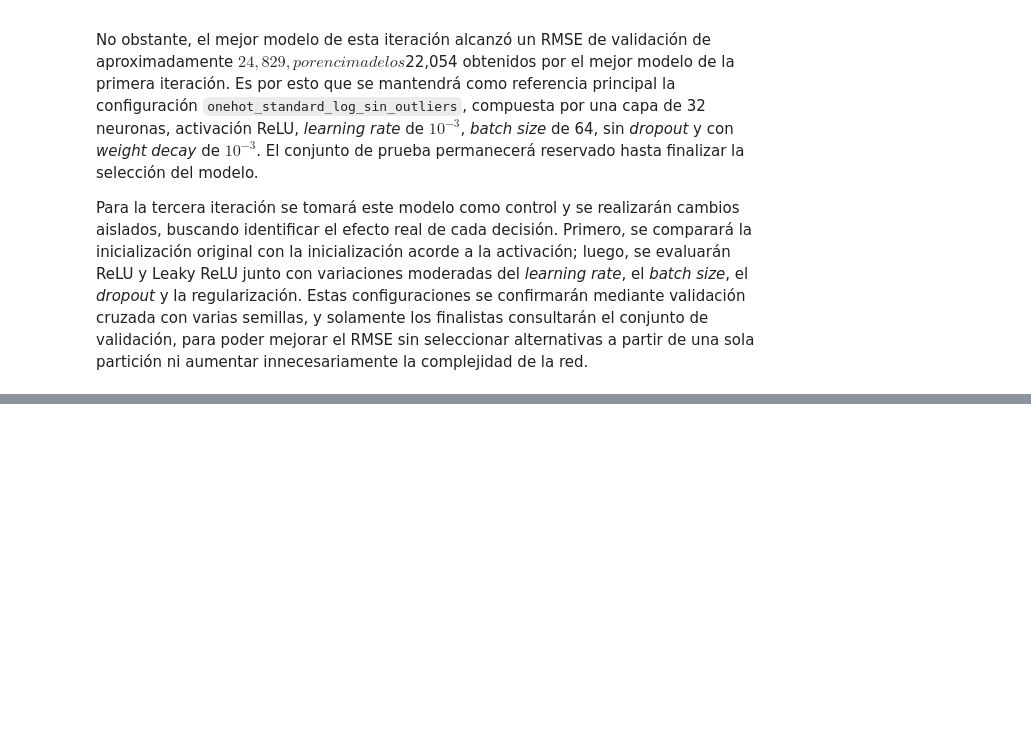
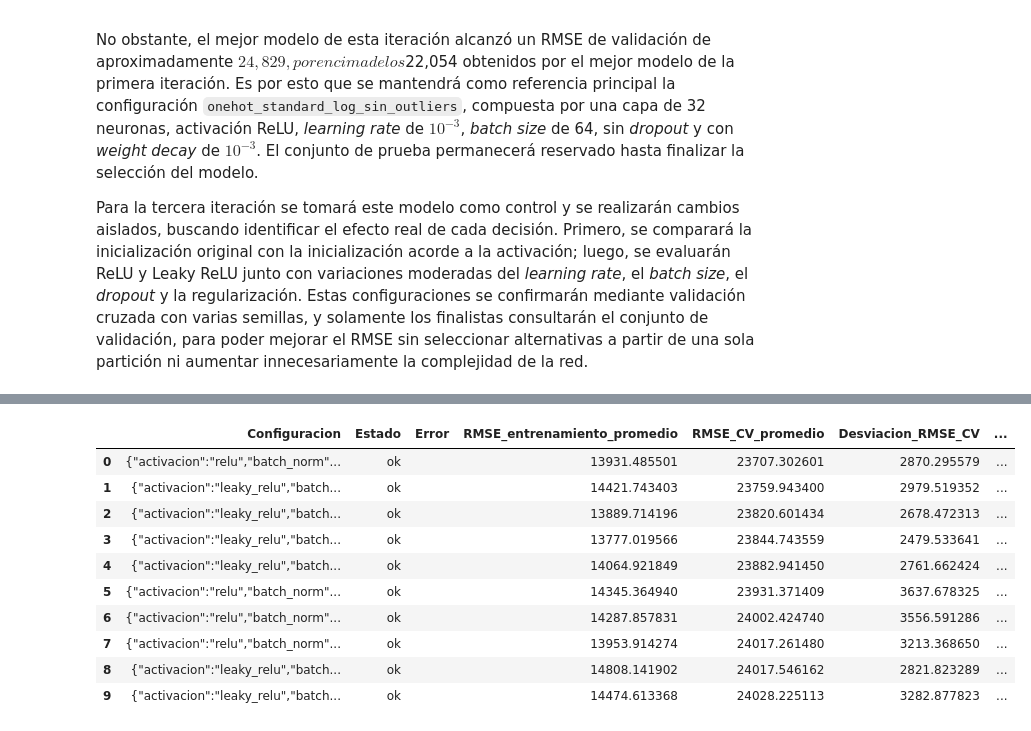
Before and after one commit to Bamo0507/Proyecto_1_Casas_Redes, a Jupyter notebook: Proyecto1.ipynb, the cells around one changed output, grey strips where cells are left out. Drawn from its saved outputs; the diff is of its cells as text; code cells hidden in the pictures; blank space fills up the shorter version.

Commit message:
feat: tercera iteracion

```diff
--- a/Proyecto1.ipynb
+++ b/Proyecto1.ipynb
@@ -3411,0 +3698,12 @@ Para la tercera iteración se tomará este modelo como control y se realizarán
+# %%
+# ETAPA A: aislar el efecto de la activacion y la inicializacion.
+resultados_detalle_a_iteracion_3, resumen_etapa_a_iteracion_3 = (
+    ejecutar_confirmacion_semillas_iteracion_3(
+        nombre_etapa="etapa_a_activacion_inicializacion",
+        configuraciones=configuraciones_etapa_a_iteracion_3,
+        X=variantes_entrenamiento["sin_outliers_contextuales"]["X"],
+        y=variantes_entrenamiento["sin_outliers_contextuales"]["y"],
+        preprocesador_base=preprocesadores_disponibles["onehot_standard"],
+    )
+)
+display(resumen_etapa_a_iteracion_3)
@@ -3411,0 +3735,44 @@ Para la tercera iteración se tomará este modelo como control y se realizarán
+# %%
+# ETAPA B: ajustar learning rate y batch size en las dos mejores bases.
+if "resumen_etapa_a_iteracion_3" not in globals():
+    resumen_etapa_a_iteracion_3 = pd.read_csv(
+        DIRECTORIO_ITERACION_3
+        / "etapa_a_activacion_inicializacion_resumen.csv"
+    )
+
+configuraciones_base_b_iteracion_3 = [
+    json.loads(clave)
+    for clave in resumen_etapa_a_iteracion_3.sort_values(
+        ["RMSE_CV_repetida", "Desviacion_RMSE_CV"]
+    ).head(2)["Configuracion"]
+]
+configuraciones_etapa_b_iteracion_3 = []
+for configuracion_base in configuraciones_base_b_iteracion_3:
+    for learning_rate in [1e-4, 3e-4, 1e-3]:
+        for batch_size in [32, 64]:
+            configuracion = configuracion_base.copy()
+            configuracion.update(
+                {
+                    "learning_rate": learning_rate,
+                    "batch_size": batch_size,
+                }
+            )
+            configuraciones_etapa_b_iteracion_3.append(configuracion)
+
+configuraciones_etapa_b_iteracion_3 = list(
+    {
+        clave_configuracion(configuracion): configuracion
+        for configuracion in configuraciones_etapa_b_iteracion_3
+    }.values()
+)
+print(f"Configuraciones de la etapa B: {len(configuraciones_etapa_b_iteracion_3)}")
+
+resultado_etapa_b_iteracion_3 = ejecutar_busqueda_cv_iteracion_3(
+    nombre_etapa="etapa_b_learning_rate_batch",
+    configuraciones=configuraciones_etapa_b_iteracion_3,
+    X=variantes_entrenamiento["sin_outliers_contextuales"]["X"],
+    y=variantes_entrenamiento["sin_outliers_contextuales"]["y"],
+    preprocesador_base=preprocesadores_disponibles["onehot_standard"],
+)
+display(resultado_etapa_b_iteracion_3.head(10))
+# %% [output]
@@ -3411,0 +3796,11 @@ Para la tercera iteración se tomará este modelo como control y se realizarán
+|  | Configuracion | Estado | Error | RMSE_entrenamiento_promedio | RMSE_CV_promedio | Desviacion_RMSE_CV | ... |
+| 0 | {"activacion":"relu","batch_norm"... | ok |  | 13931.485501 | 23707.302601 | 2870.295579 | ... |
+| 1 | {"activacion":"leaky_relu","batch... | ok |  | 14421.743403 | 23759.943400 | 2979.519352 | ... |
+| 2 | {"activacion":"leaky_relu","batch... | ok |  | 13889.714196 | 23820.601434 | 2678.472313 | ... |
+| 3 | {"activacion":"leaky_relu","batch... | ok |  | 13777.019566 | 23844.743559 | 2479.533641 | ... |
+| 4 | {"activacion":"leaky_relu","batch... | ok |  | 14064.921849 | 23882.941450 | 2761.662424 | ... |
+| 5 | {"activacion":"relu","batch_norm"... | ok |  | 14345.364940 | 23931.371409 | 3637.678325 | ... |
+| 6 | {"activacion":"relu","batch_norm"... | ok |  | 14287.857831 | 24002.424740 | 3556.591286 | ... |
+| 7 | {"activacion":"relu","batch_norm"... | ok |  | 13953.914274 | 24017.261480 | 3213.368650 | ... |
+| 8 | {"activacion":"leaky_relu","batch... | ok |  | 14808.141902 | 24017.546162 | 2821.823289 | ... |
+| 9 | {"activacion":"leaky_relu","batch... | ok |  | 14474.613368 | 24028.225113 | 3282.877823 | ... |
```
Also changed, not shown: parts of 8 cells of this notebook, 18 other files.
